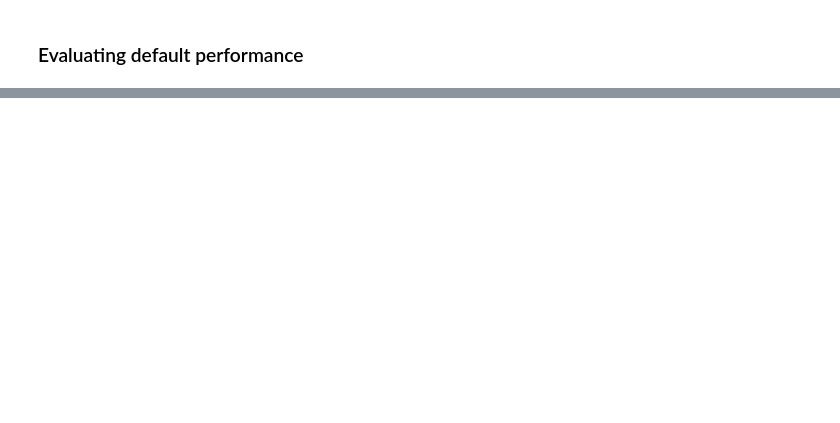
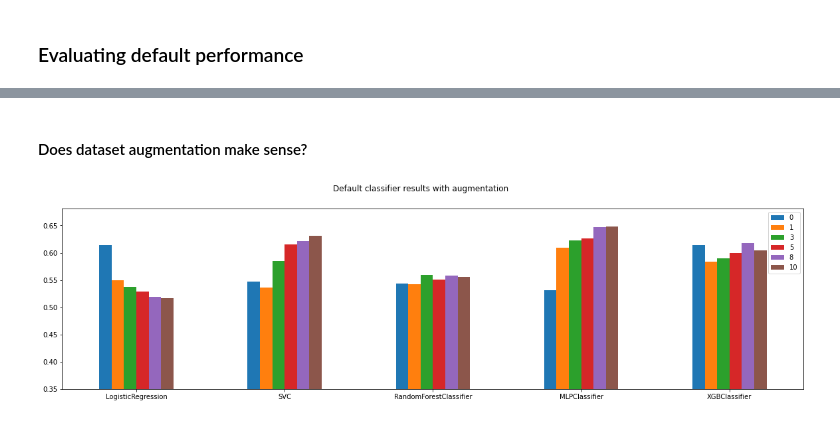
Before and after one commit to TuomasKuutsa/Emotion-classifier-project, a Jupyter notebook: EmotionClassification.ipynb, the cells around one changed output, grey strips where cells are left out. Saved outputs shown, nothing was run; the diff lists cells and outputs as text; code cells hidden in the pictures; blank space fills up the shorter version.

```diff
--- a/EmotionClassification.ipynb
+++ b/EmotionClassification.ipynb
@@ -158,14 +103,0 @@ Fitting estimator with 4028 features.
-# %%
-feature_selector = joblib.load('models/feature_selector')
-
-grid = feature_selector.ranking_.reshape(shape)
-ones = (grid == 1).astype(int)
-
-fig , ax = plt.subplots(1,2, figsize=(13,9))
-
-fig.suptitle('Feature importances', fontsize=(15))
-sns.heatmap(scaled_sample, ax=ax[0])
-sns.heatmap(ones, ax=ax[1], cmap='Greys')
-ax[0].set_title('Sample', y=1.01)
-ax[1].set_title('Black pixels indicate high importance using RFECV', y=1.01)
-plt.show()
@@ -192,14 +105,0 @@ for pipe in default_pipes:
-# %%
-default_results = joblib.load('models/default_results')
-
-for name in default_results:
-    score = np.mean(default_results[name]['test_score'])
-    std = np.std(default_results[name]['test_score'])
-    time = np.mean(default_results[name]['fit_time'])
-
-    print('\n========== Evaluation ============\n')
-    print(f'With estimator: {name}\n')
-    print(f"Mean F1-score: {score}")
-    print(f"Standard deviation: {std}\n")
-    print(f"Average fit time: {time_taken(time, False)}")
-    print('\n============== END ===============\n')
@@ -208,2 +105,0 @@ for name in default_results:
-# %%
-searches, results = joblib.load('searches/SVCSearch'), joblib.load('searches/LRResults')
@@ -299,11 +105,0 @@ import seaborn as sns
-# %%
-X_train, X_test, y_train, y_test = train_test_split(joblib.load('data/data'), joblib.load('data/target'), test_size=0.2)
-
-target_labels = ['neutral',
-                 'calm',
-                 'happy',
-                 'sad',
-                 'angry',
-                 'fearful',
-                 'disgust',
-                 'surprised']
@@ -551,0 +106,2 @@ network_model.save('models/CNNClassifier.hdf5')
+# %% [markdown]
+#### Does dataset augmentation make sense?
@@ -551,0 +163,6 @@ network_model.save('models/CNNClassifier.hdf5')
+# %%
+pd.DataFrame(joblib.load('results/AugmentationResults')).plot.bar(figsize=(20,5), ylim=(0.35), rot=0)
+plt.suptitle('Default classifier results with augmentation')
+plt.show()
+# %% [output]
+[figure, added]
```
Also changed, not shown: parts of 85 cells of this notebook, 16 other files.
